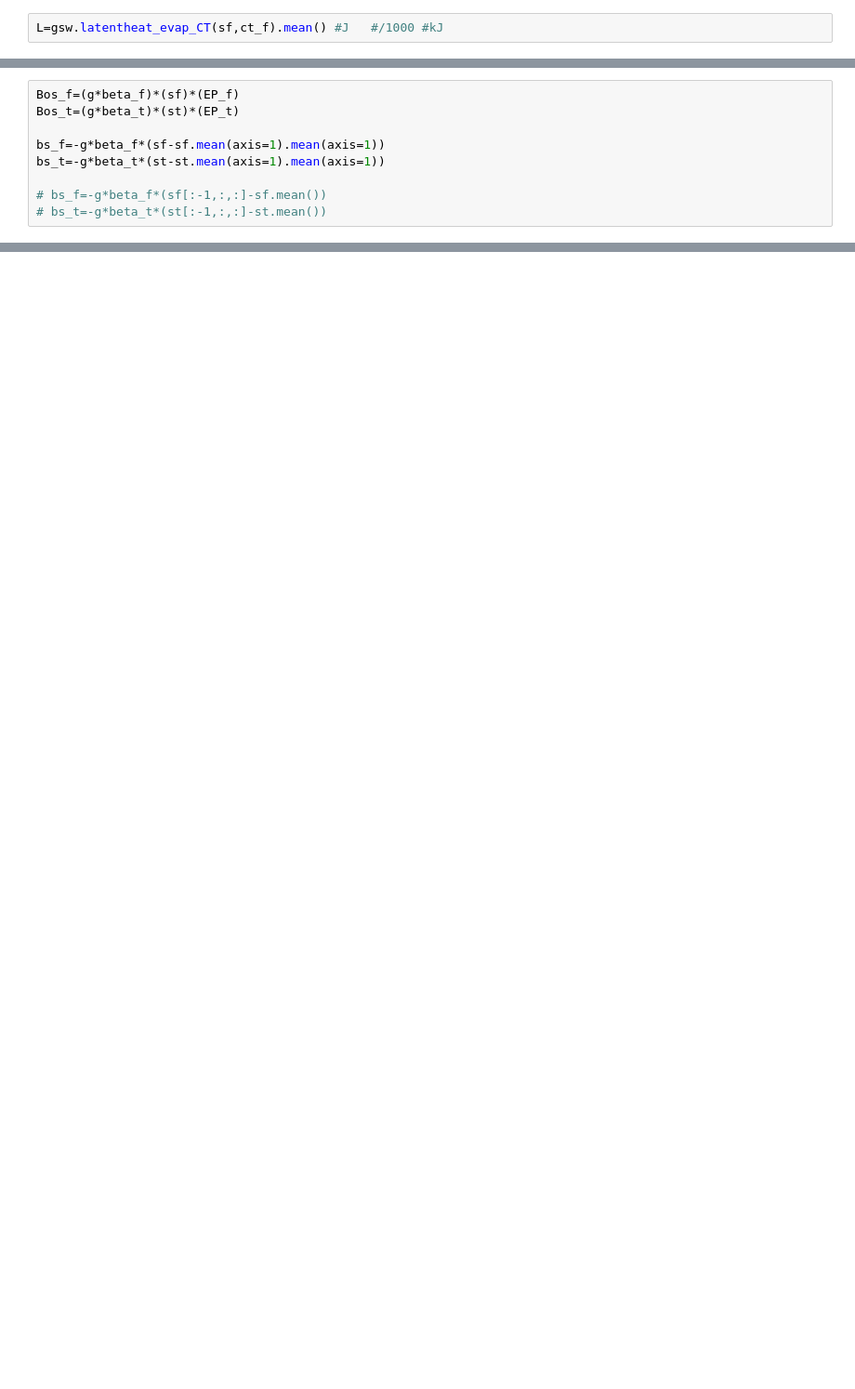
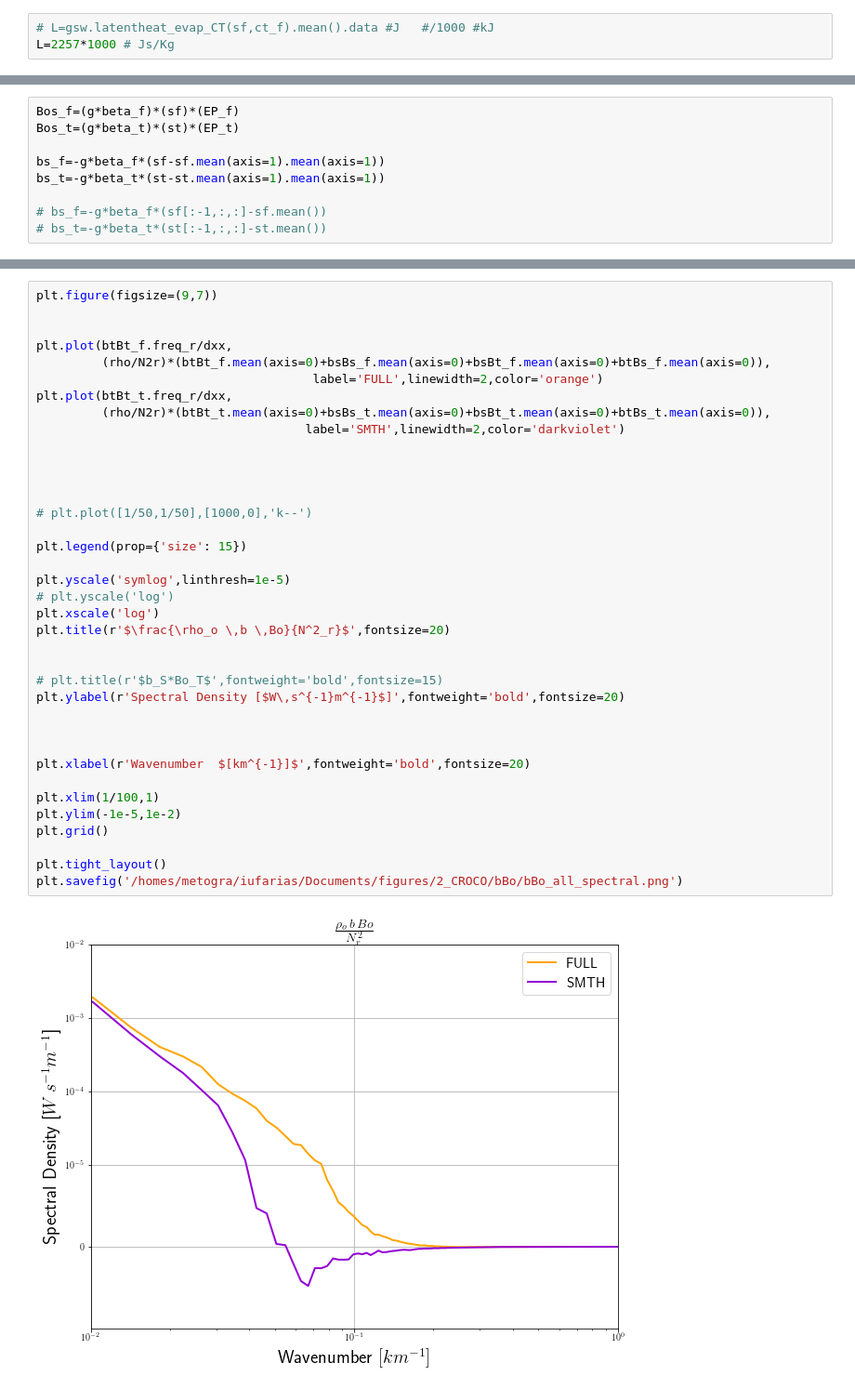
Before and after one commit to igoruchoa/FeedbackSubmeso, a Jupyter notebook: 2_CROCO/bBo_computation.ipynb, the cells around one changed output, grey strips where cells are left out. Shown at 93% size. Drawn from its saved outputs; the diff is of its cells as text; blank space fills up the shorter version.

```diff
--- a/2_CROCO/bBo_computation.ipynb
+++ b/2_CROCO/bBo_computation.ipynb
@@ -147,3 +185,4 @@ Wall time: 338 ms
 # %%
-L=gsw.latentheat_evap_CT(sf,ct_f).mean() #J   #/1000 #kJ
+# L=gsw.latentheat_evap_CT(sf,ct_f).mean().data #J   #/1000 #kJ
+L=2257*1000 # Js/Kg
 # %%
@@ -419,0 +461,39 @@ plt.grid()
+# %%
+plt.figure(figsize=(9,7))
+
+
+plt.plot(btBt_f.freq_r/dxx,
+         (rho/N2r)*(btBt_f.mean(axis=0)+bsBs_f.mean(axis=0)+bsBt_f.mean(axis=0)+btBs_f.mean(axis=0)),
+                                      label='FULL',linewidth=2,color='orange')
+plt.plot(btBt_t.freq_r/dxx,
+         (rho/N2r)*(btBt_t.mean(axis=0)+bsBs_t.mean(axis=0)+bsBt_t.mean(axis=0)+btBs_t.mean(axis=0)),
+                                     label='SMTH',linewidth=2,color='darkviolet')
+
+
+
+
+# plt.plot([1/50,1/50],[1000,0],'k--')
+
+plt.legend(prop={'size': 15})
+
+plt.yscale('symlog',linthresh=1e-5)
+# plt.yscale('log')
+plt.xscale('log')
+plt.title(r'$\frac{\rho_o \,b \,Bo}{N^2_r}$',fontsize=20)
+
+
+# plt.title(r'$b_S*Bo_T$',fontweight='bold',fontsize=15)
+plt.ylabel(r'Spectral Density [$W\,s^{-1}m^{-1}$]',fontweight='bold',fontsize=20)
+
+
+
+plt.xlabel(r'Wavenumber  $[km^{-1}]$',fontweight='bold',fontsize=20)
+
+plt.xlim(1/100,1)
+plt.ylim(-1e-5,1e-2)
+plt.grid()
+
+plt.tight_layout()
+plt.savefig('/homes/metogra/iufarias/Documents/figures/2_CROCO/bBo/bBo_all_spectral.png')
+# %% [output]
+[figure, added]
```
Also changed, not shown: parts of 23 cells of this notebook, 1 other file.
